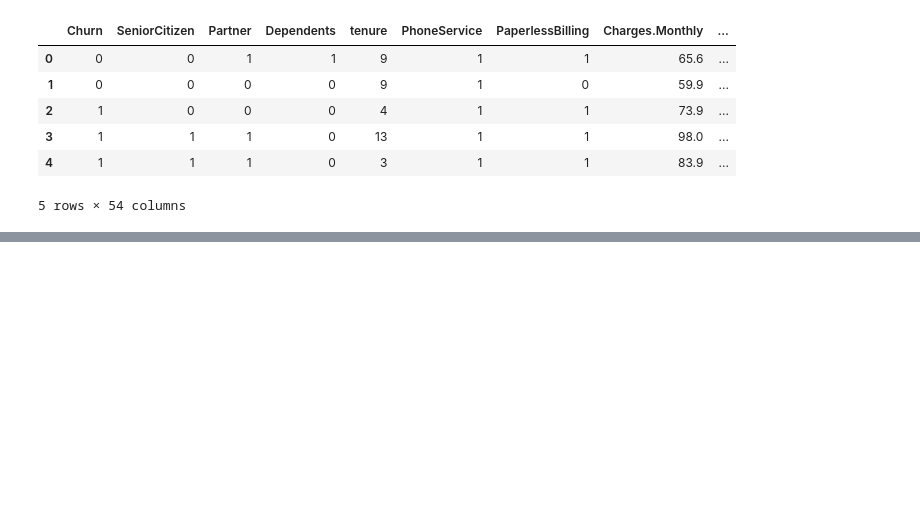
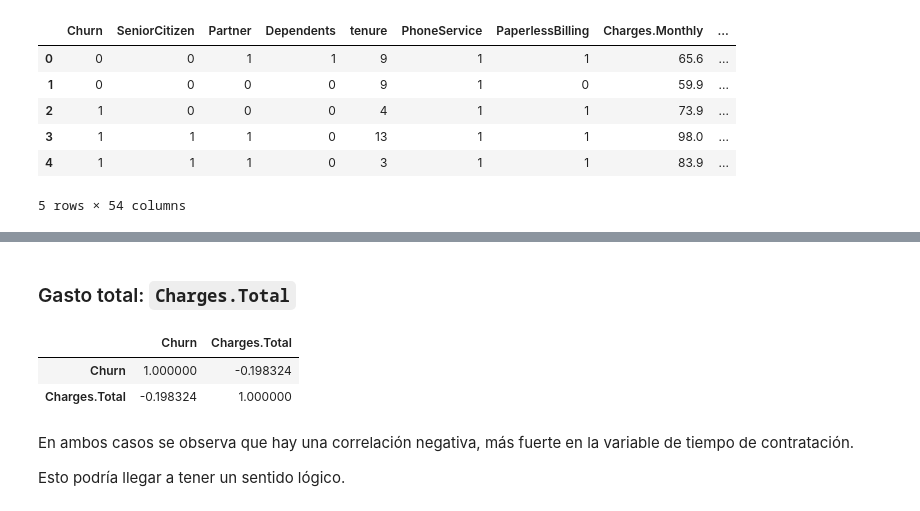
Before and after one commit to Ivan270/telecom-x-pt2, a Jupyter notebook: telecom-x.ipynb, the cells around one changed output, grey strips where cells are left out. Saved outputs shown, nothing was run; the diff lists cells and outputs as text; code cells hidden in the pictures; blank space fills up the shorter version.

```diff
--- a/telecom-x.ipynb
+++ b/telecom-x.ipynb
@@ -111,0 +180,8 @@ datos_encoded.head()
+# %% [markdown]
+### Gasto total: `Charges.Total`
+# %%
+datos_encoded[["Churn", "Charges.Total"]].corr()
+# %% [output]
+|  | Churn | Charges.Total |
+| Churn | 1.000000 | -0.198324 |
+| Charges.Total | -0.198324 | 1.000000 |
@@ -111,0 +192,4 @@ datos_encoded.head()
+# %% [markdown]
+En ambos casos se observa que hay una correlación negativa, más fuerte en la variable de tiempo de contratación.
+
+Esto podría llegar a tener un sentido lógico.
```
Also changed, not shown: parts of 15 cells of this notebook.
